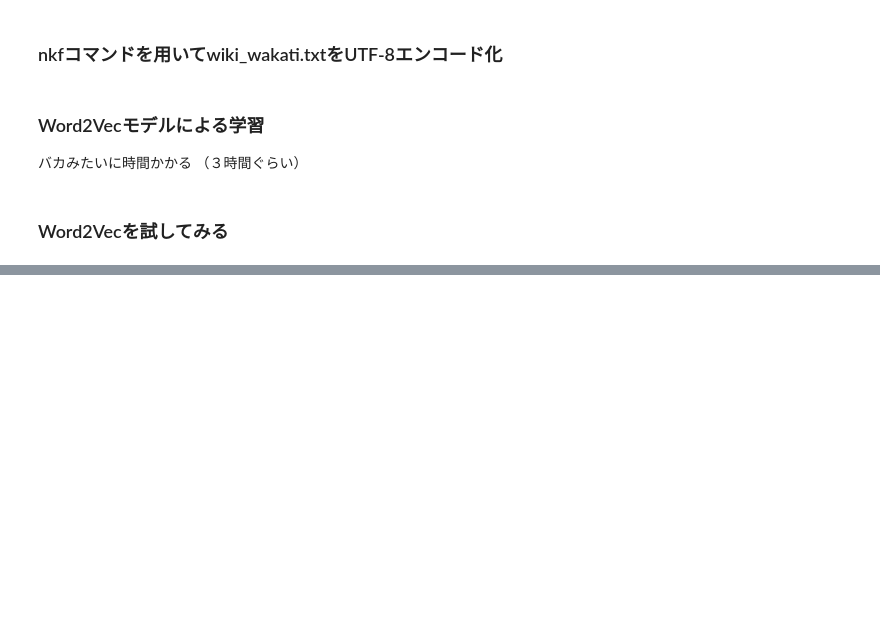
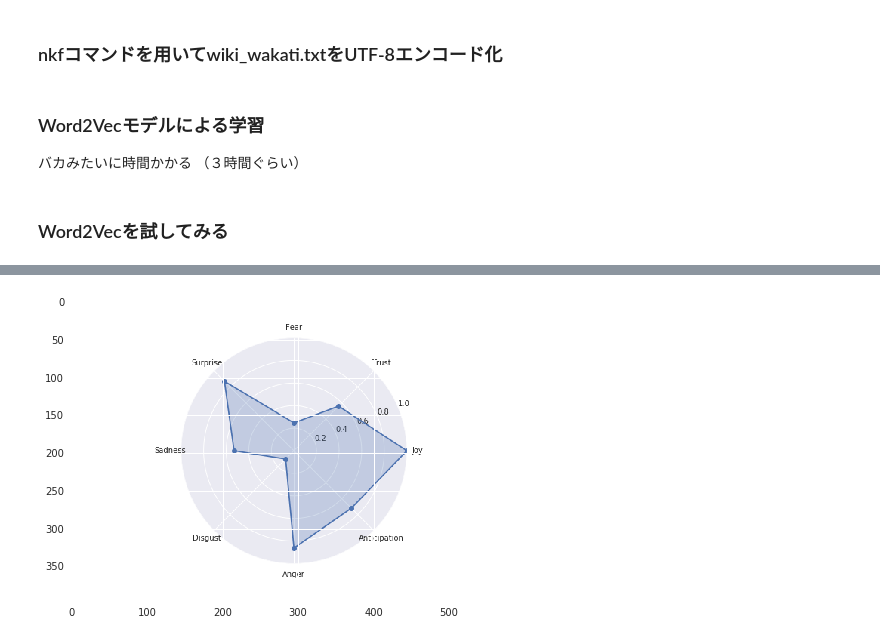
Before and after one commit to Daisuke0209/ConversationAI, a Jupyter notebook: 190309_Word2Vec.ipynb, the cells around one changed output, grey strips where cells are left out. Drawn from its saved outputs; the diff is of its cells as text; code cells hidden in the pictures; blank space fills up the shorter version.

```diff
--- a/190309_Word2Vec.ipynb
+++ b/190309_Word2Vec.ipynb
@@ -206,0 +288,9 @@ for result in results:
+# %%
+from PIL import Image
+
+im = Image.open("radar.png")
+im_list=np.array(im)
+plt.imshow(im_list)
+plt.show()
+# %% [output]
+[figure, added]
```
Also changed, not shown: parts of 9 cells of this notebook.
